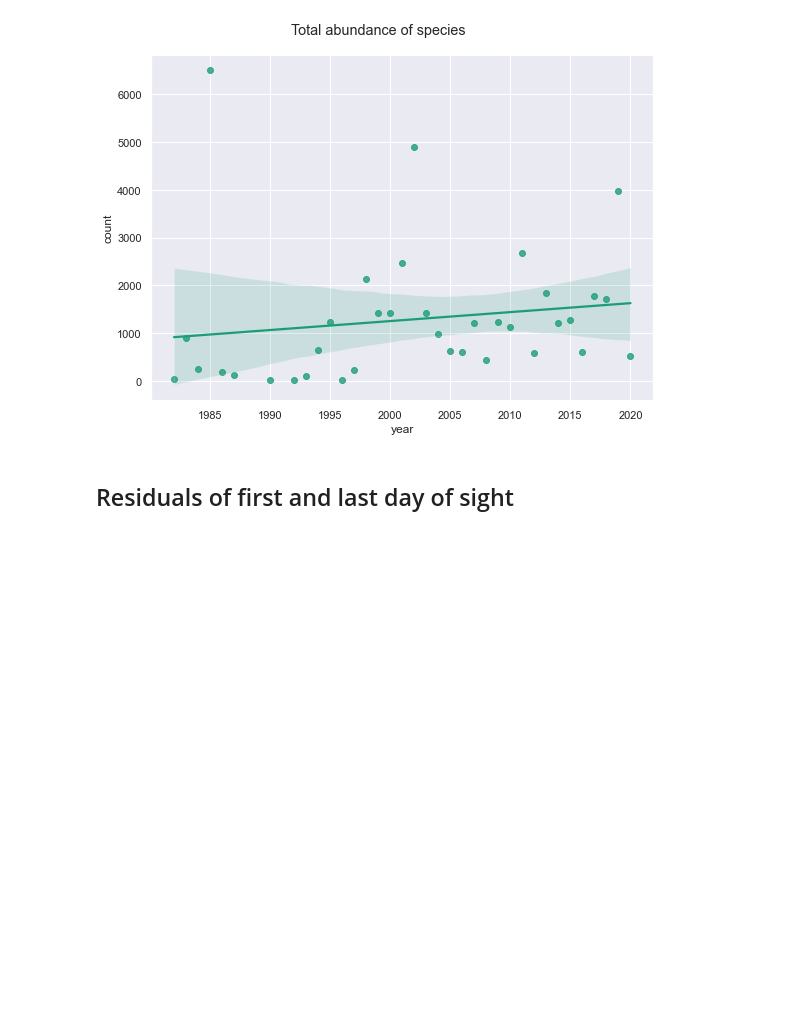
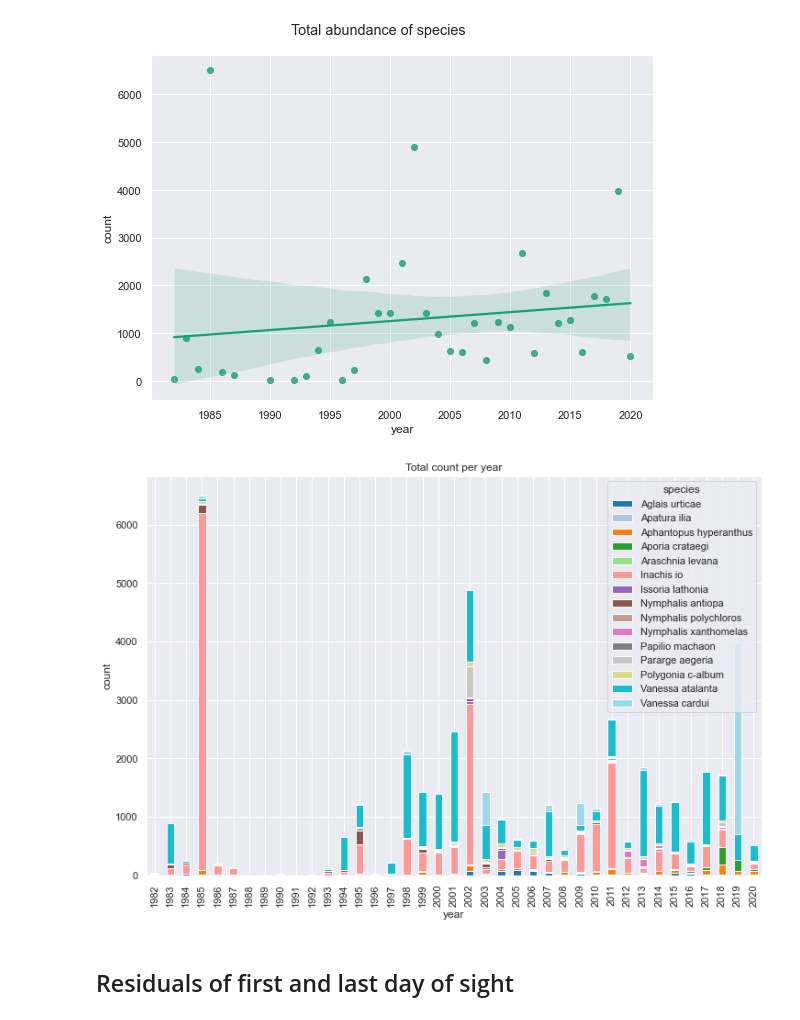
Before and after one commit to gtlab-barcelona/robert, a Jupyter notebook: code/further_analysis.ipynb, the cells around one changed output. Drawn from its saved outputs; the diff is of its cells as text; code cells hidden in the pictures; blank space fills up the shorter version.

```diff
--- a/code/further_analysis.ipynb
+++ b/code/further_analysis.ipynb
@@ -311,6 +325,14 @@ fig.tight_layout()
 fig.savefig('../figs/total-count_per_year.pdf')
 # %% [output]
 [figure]
+# %%
+# plot total count per species per year
+fig, ax = plt.subplots(figsize=(12,8))
+data = df_species_yearly.pivot(index='year', columns='species', values='count')
+data.plot.bar(stacked=True, ax=ax, ylabel='count', colormap='tab20', title='Total count per year')
+fig.savefig('../figs/total-count_per_year_per_species.pdf')
+# %% [output]
+[figure, added]
 # %% [markdown]
 ## Residuals of first and last day of sight
 # %%
```
Also changed, not shown: parts of 1 cell of this notebook, 16 other files.
